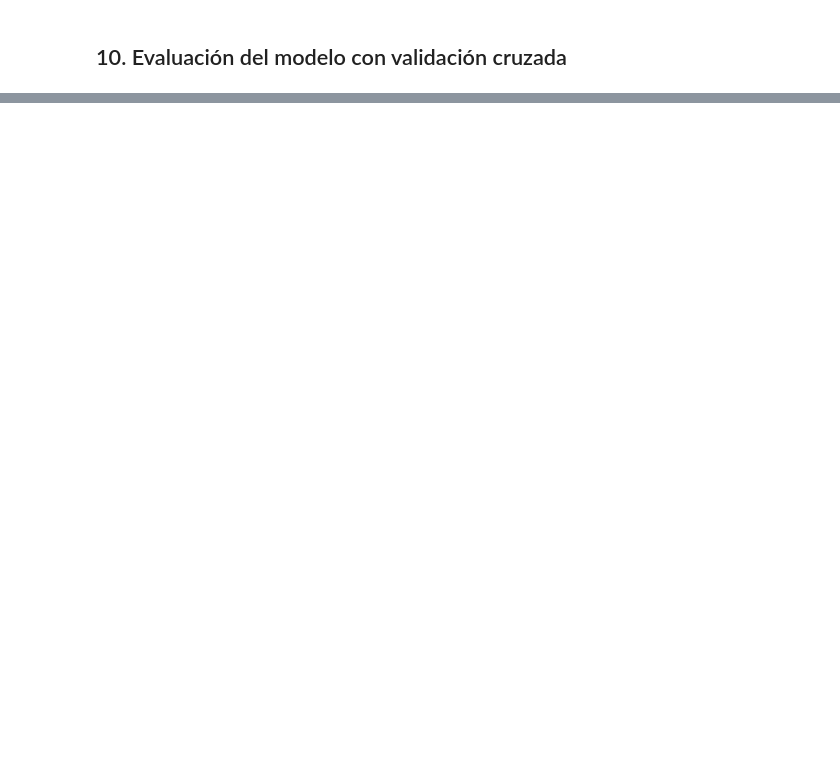
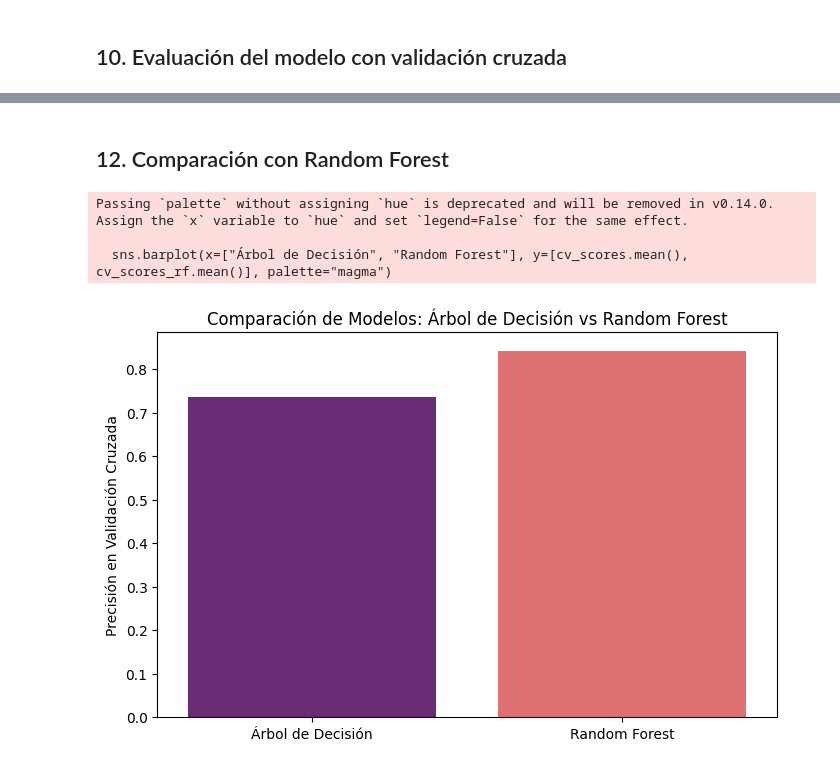
Before and after one commit to Sofiamishel2003/Modelo_Regresion_Lineal, a Jupyter notebook: Modelo_RegresionLineal.ipynb, the cells around one changed output, grey strips where cells are left out. Drawn from its saved outputs; the diff is of its cells as text; code cells hidden in the pictures; blank space fills up the shorter version.

```diff
--- a/Modelo_RegresionLineal.ipynb
+++ b/Modelo_RegresionLineal.ipynb
@@ -1092,2 +1120,11 @@ plt.show()
 # %% [markdown]
 ## 10. Evaluación del modelo con validación cruzada
+# %%
+cv_scores = cross_val_score(model_clf, X_train_clf, y_train_clf, cv=5, scoring="accuracy")
+
+# Gráfico de validación cruzada
+plt.figure(figsize=(8, 5))
+sns.boxplot(data=cv_scores, color="cyan")
+plt.title("Distribución de Precisión en Validación Cruzada - Árbol de Clasificación")
+plt.ylabel("Precisión")
+plt.show()
@@ -1093,0 +1189,23 @@ plt.show()
+# %% [markdown]
+## 12.  Comparación con Random Forest
+# %%
+rf_model = RandomForestClassifier(n_estimators=100, random_state=42)
+rf_model.fit(X_train_clf, y_train_clf)
+
+# Evaluar precisión en entrenamiento
+rf_accuracy = accuracy_score(y_train_clf, rf_model.predict(X_train_clf))
+
+# Validación cruzada de Random Forest
+cv_scores_rf = cross_val_score(rf_model, X_train_clf, y_train_clf, cv=5, scoring="accuracy")
+
+# Gráfico de comparación entre modelos
+plt.figure(figsize=(8, 5))
+sns.barplot(x=["Árbol de Decisión", "Random Forest"], y=[cv_scores.mean(), cv_scores_rf.mean()], palette="magma")
+plt.ylabel("Precisión en Validación Cruzada")
+plt.title("Comparación de Modelos: Árbol de Decisión vs Random Forest")
+plt.show()
+# %% [output]
+Passing `palette` without assigning `hue` is deprecated and will be removed in v0.14.0. Assign the `x` variable to `hue` and set `legend=False` for the same effect.
+
+  sns.barplot(x=["Árbol de Decisión", "Random Forest"], y=[cv_scores.mean(), cv_scores_rf.mean()], palette="magma")
+[figure, added]
```
Also changed, not shown: parts of 9 cells of this notebook.
